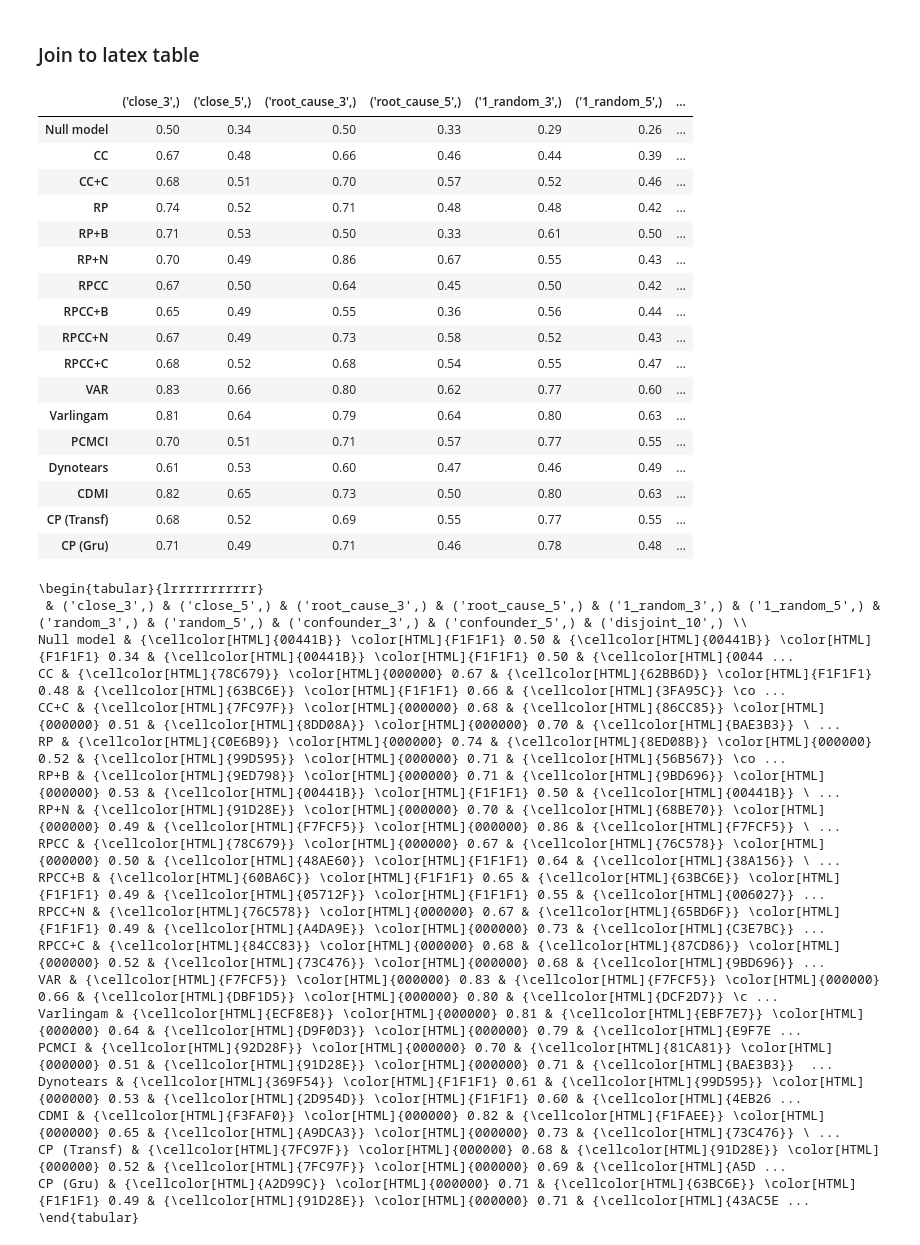
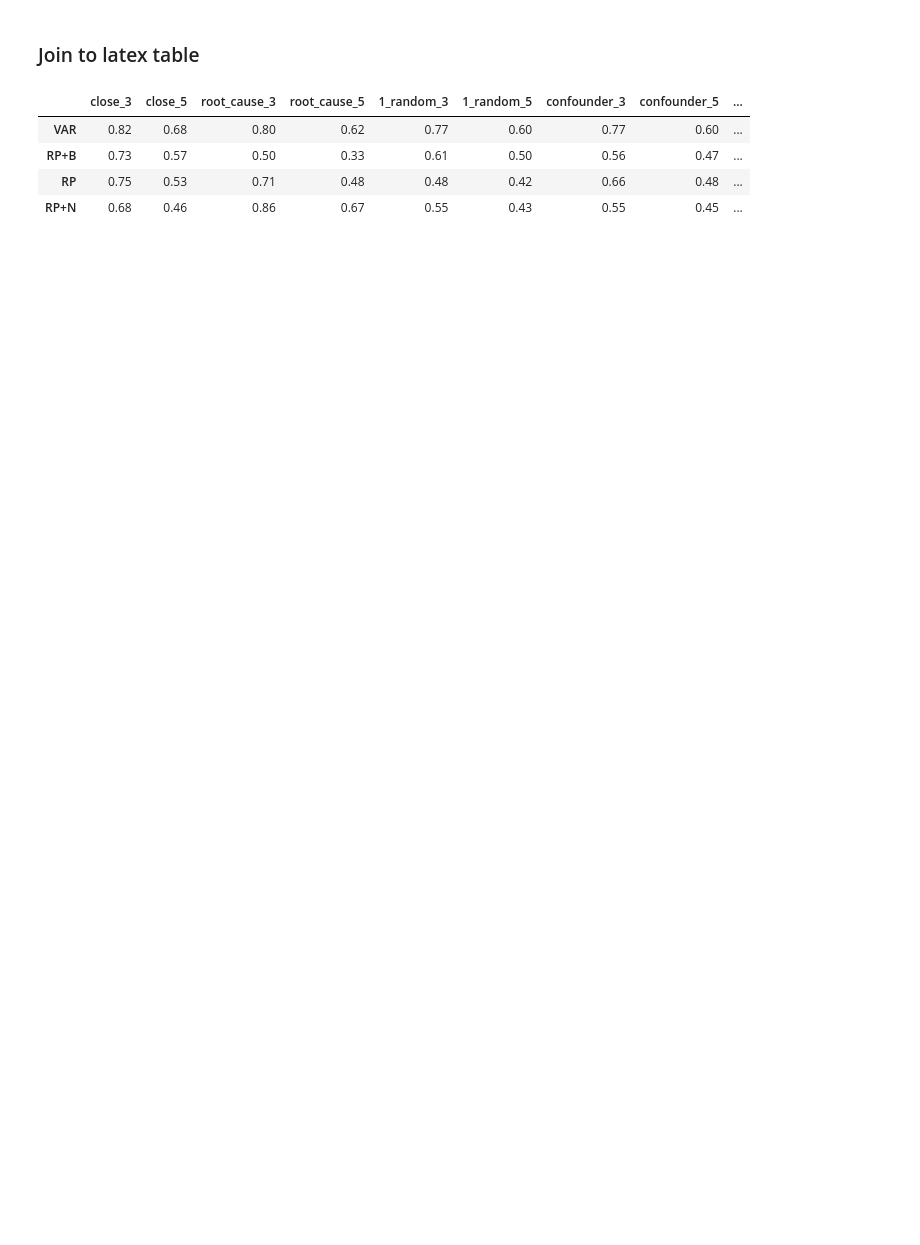
Before and after one commit to CausalRivers/experiments, a Jupyter notebook: exp1.ipynb, the cells around one changed output. Cells and saved outputs as stored; diff of their text form; code cells hidden in the pictures; blank space fills up the shorter version.

Commit message:
towards the table

```diff
--- a/exp1.ipynb
+++ b/exp1.ipynb
@@ -121,10 +182,0 @@ performance_stack.append(performance_stack)
-# %%
-name = "dyno"
-data = pd.read_csv("grid_export/" + name + ".csv", index_col=0)
-params = general_params + ["normalize"]
-test_runs(data.T, cfg.metrics, params)
-formatted = format_table(data,cfg, params,scoring=scoring, restriction=[])
-extract_raw_performance(formatted,cfg,scoring,name=name, restriction=None)
-formatted["method"] = name
-hp_stack.append(formatted)
-performance_stack.append(performance_stack)
@@ -134,10 +182,0 @@ AssertionError: Some runs differ in parameters that are neither HPs nor Metrics.
-# %%
-name = "pcmci"
-data = pd.read_csv("grid_export/" + name + ".csv", index_col=0)
-params = general_params + ["normalize"]
-test_runs(data.T, cfg.metrics, params)
-formatted = format_table(data,cfg, params,scoring=scoring, restriction=[])
-extract_raw_performance(formatted,cfg,scoring,name=name, restriction=None)
-formatted["method"] = name
-hp_stack.append(formatted)
-performance_stack.append(performance_stack)
@@ -147,10 +182,0 @@ AssertionError: Some runs differ in parameters that are neither HPs nor Metrics.
-# %%
-name = "cp"
-data = pd.read_csv("grid_export/" + name + ".csv", index_col=0)
-params = general_params[:2] + ["method_hps.cp_architecture", "normalize"]
-test_runs(data.T, cfg.metrics, params)
-formatted = format_table(data,cfg, params,scoring=scoring, restriction=["method_hps.cp_architecture"])
-extract_raw_performance(formatted,cfg,scoring,name=name, restriction="method_hps.cp_architecture")
-formatted["method"] = name
-hp_stack.append(formatted)
-performance_stack.append(performance_stack)
@@ -269,3 +220,5 @@ out = out.iloc[[0,1,2,4,3,5,9,8,7,6,10,12,13,11,16,14,15]]
+# %%
+out = pd.concat(performance_stack)
 # %%
 out.rename(index={
 "CC_none": "CC",
@@ -306,47 +254,13 @@ out
 # %% [markdown]
 ### Join to latex table
 # %%
-style = out.style.background_gradient(cmap="Greens_r",low=0, axis=0)
+style = out.style.background_gradient(cmap="Greens_r",low=0,high=1)
 style = style.format("{:.2f}")
 latex_str = style.to_latex(convert_css=True)
 display(HTML(style.to_html()))
-print(latex_str)
 # %% [output]
-|  | ('close_3',) | ('close_5',) | ('root_cause_3',) | ('root_cause_5',) | ('1_random_3',) | ('1_random_5',) | ... |
-| Null model | 0.50 | 0.34 | 0.50 | 0.33 | 0.29 | 0.26 | ... |
-| CC | 0.67 | 0.48 | 0.66 | 0.46 | 0.44 | 0.39 | ... |
-| CC+C | 0.68 | 0.51 | 0.70 | 0.57 | 0.52 | 0.46 | ... |
-| RP | 0.74 | 0.52 | 0.71 | 0.48 | 0.48 | 0.42 | ... |
-| RP+B | 0.71 | 0.53 | 0.50 | 0.33 | 0.61 | 0.50 | ... |
-| RP+N | 0.70 | 0.49 | 0.86 | 0.67 | 0.55 | 0.43 | ... |
-| RPCC | 0.67 | 0.50 | 0.64 | 0.45 | 0.50 | 0.42 | ... |
-| RPCC+B | 0.65 | 0.49 | 0.55 | 0.36 | 0.56 | 0.44 | ... |
-| RPCC+N | 0.67 | 0.49 | 0.73 | 0.58 | 0.52 | 0.43 | ... |
-| RPCC+C | 0.68 | 0.52 | 0.68 | 0.54 | 0.55 | 0.47 | ... |
-| VAR | 0.83 | 0.66 | 0.80 | 0.62 | 0.77 | 0.60 | ... |
-| Varlingam | 0.81 | 0.64 | 0.79 | 0.64 | 0.80 | 0.63 | ... |
-| PCMCI | 0.70 | 0.51 | 0.71 | 0.57 | 0.77 | 0.55 | ... |
-| Dynotears | 0.61 | 0.53 | 0.60 | 0.47 | 0.46 | 0.49 | ... |
-| CDMI | 0.82 | 0.65 | 0.73 | 0.50 | 0.80 | 0.63 | ... |
-| CP (Transf) | 0.68 | 0.52 | 0.69 | 0.55 | 0.77 | 0.55 | ... |
-| CP (Gru) | 0.71 | 0.49 | 0.71 | 0.46 | 0.78 | 0.48 | ... |
+|  | close_3 | close_5 | root_cause_3 | root_cause_5 | 1_random_3 | 1_random_5 | confounder_3 | confounder_5 | ... |
+| VAR | 0.82 | 0.68 | 0.80 | 0.62 | 0.77 | 0.60 | 0.77 | 0.60 | ... |
+| RP+B | 0.73 | 0.57 | 0.50 | 0.33 | 0.61 | 0.50 | 0.56 | 0.47 | ... |
+| RP | 0.75 | 0.53 | 0.71 | 0.48 | 0.48 | 0.42 | 0.66 | 0.48 | ... |
+| RP+N | 0.68 | 0.46 | 0.86 | 0.67 | 0.55 | 0.43 | 0.55 | 0.45 | ... |
-\begin{tabular}{lrrrrrrrrrrr}
- & ('close_3',) & ('close_5',) & ('root_cause_3',) & ('root_cause_5',) & ('1_random_3',) & ('1_random_5',) & ('random_3',) & ('random_5',) & ('confounder_3',) & ('confounder_5',) & ('disjoint_10',) \\
-Null model & {\cellcolor[HTML]{00441B}} \color[HTML]{F1F1F1} 0.50 & {\cellcolor[HTML]{00441B}} \color[HTML]{F1F1F1} 0.34 & {\cellcolor[HTML]{00441B}} \color[HTML]{F1F1F1} 0.50 & {\cellcolor[HTML]{0044 ...
-CC & {\cellcolor[HTML]{78C679}} \color[HTML]{000000} 0.67 & {\cellcolor[HTML]{62BB6D}} \color[HTML]{F1F1F1} 0.48 & {\cellcolor[HTML]{63BC6E}} \color[HTML]{F1F1F1} 0.66 & {\cellcolor[HTML]{3FA95C}} \co ...
-CC+C & {\cellcolor[HTML]{7FC97F}} \color[HTML]{000000} 0.68 & {\cellcolor[HTML]{86CC85}} \color[HTML]{000000} 0.51 & {\cellcolor[HTML]{8DD08A}} \color[HTML]{000000} 0.70 & {\cellcolor[HTML]{BAE3B3}} \ ...
-RP & {\cellcolor[HTML]{C0E6B9}} \color[HTML]{000000} 0.74 & {\cellcolor[HTML]{8ED08B}} \color[HTML]{000000} 0.52 & {\cellcolor[HTML]{99D595}} \color[HTML]{000000} 0.71 & {\cellcolor[HTML]{56B567}} \co ...
-RP+B & {\cellcolor[HTML]{9ED798}} \color[HTML]{000000} 0.71 & {\cellcolor[HTML]{9BD696}} \color[HTML]{000000} 0.53 & {\cellcolor[HTML]{00441B}} \color[HTML]{F1F1F1} 0.50 & {\cellcolor[HTML]{00441B}} \ ...
-RP+N & {\cellcolor[HTML]{91D28E}} \color[HTML]{000000} 0.70 & {\cellcolor[HTML]{68BE70}} \color[HTML]{000000} 0.49 & {\cellcolor[HTML]{F7FCF5}} \color[HTML]{000000} 0.86 & {\cellcolor[HTML]{F7FCF5}} \ ...
-RPCC & {\cellcolor[HTML]{78C679}} \color[HTML]{000000} 0.67 & {\cellcolor[HTML]{76C578}} \color[HTML]{000000} 0.50 & {\cellcolor[HTML]{48AE60}} \color[HTML]{F1F1F1} 0.64 & {\cellcolor[HTML]{38A156}} \ ...
-RPCC+B & {\cellcolor[HTML]{60BA6C}} \color[HTML]{F1F1F1} 0.65 & {\cellcolor[HTML]{63BC6E}} \color[HTML]{F1F1F1} 0.49 & {\cellcolor[HTML]{05712F}} \color[HTML]{F1F1F1} 0.55 & {\cellcolor[HTML]{006027}} ...
-RPCC+N & {\cellcolor[HTML]{76C578}} \color[HTML]{000000} 0.67 & {\cellcolor[HTML]{65BD6F}} \color[HTML]{F1F1F1} 0.49 & {\cellcolor[HTML]{A4DA9E}} \color[HTML]{000000} 0.73 & {\cellcolor[HTML]{C3E7BC}} ...
-RPCC+C & {\cellcolor[HTML]{84CC83}} \color[HTML]{000000} 0.68 & {\cellcolor[HTML]{87CD86}} \color[HTML]{000000} 0.52 & {\cellcolor[HTML]{73C476}} \color[HTML]{000000} 0.68 & {\cellcolor[HTML]{9BD696}} ...
-VAR & {\cellcolor[HTML]{F7FCF5}} \color[HTML]{000000} 0.83 & {\cellcolor[HTML]{F7FCF5}} \color[HTML]{000000} 0.66 & {\cellcolor[HTML]{DBF1D5}} \color[HTML]{000000} 0.80 & {\cellcolor[HTML]{DCF2D7}} \c ...
-Varlingam & {\cellcolor[HTML]{ECF8E8}} \color[HTML]{000000} 0.81 & {\cellcolor[HTML]{EBF7E7}} \color[HTML]{000000} 0.64 & {\cellcolor[HTML]{D9F0D3}} \color[HTML]{000000} 0.79 & {\cellcolor[HTML]{E9F7E ...
-PCMCI & {\cellcolor[HTML]{92D28F}} \color[HTML]{000000} 0.70 & {\cellcolor[HTML]{81CA81}} \color[HTML]{000000} 0.51 & {\cellcolor[HTML]{91D28E}} \color[HTML]{000000} 0.71 & {\cellcolor[HTML]{BAE3B3}}  ...
-Dynotears & {\cellcolor[HTML]{369F54}} \color[HTML]{F1F1F1} 0.61 & {\cellcolor[HTML]{99D595}} \color[HTML]{000000} 0.53 & {\cellcolor[HTML]{2D954D}} \color[HTML]{F1F1F1} 0.60 & {\cellcolor[HTML]{4EB26 ...
-CDMI & {\cellcolor[HTML]{F3FAF0}} \color[HTML]{000000} 0.82 & {\cellcolor[HTML]{F1FAEE}} \color[HTML]{000000} 0.65 & {\cellcolor[HTML]{A9DCA3}} \color[HTML]{000000} 0.73 & {\cellcolor[HTML]{73C476}} \ ...
-CP (Transf) & {\cellcolor[HTML]{7FC97F}} \color[HTML]{000000} 0.68 & {\cellcolor[HTML]{91D28E}} \color[HTML]{000000} 0.52 & {\cellcolor[HTML]{7FC97F}} \color[HTML]{000000} 0.69 & {\cellcolor[HTML]{A5D ...
-CP (Gru) & {\cellcolor[HTML]{A2D99C}} \color[HTML]{000000} 0.71 & {\cellcolor[HTML]{63BC6E}} \color[HTML]{F1F1F1} 0.49 & {\cellcolor[HTML]{91D28E}} \color[HTML]{000000} 0.71 & {\cellcolor[HTML]{43AC5E ...
-\end{tabular}
```
Also changed, not shown: parts of 45 cells of this notebook, 40 other files.
